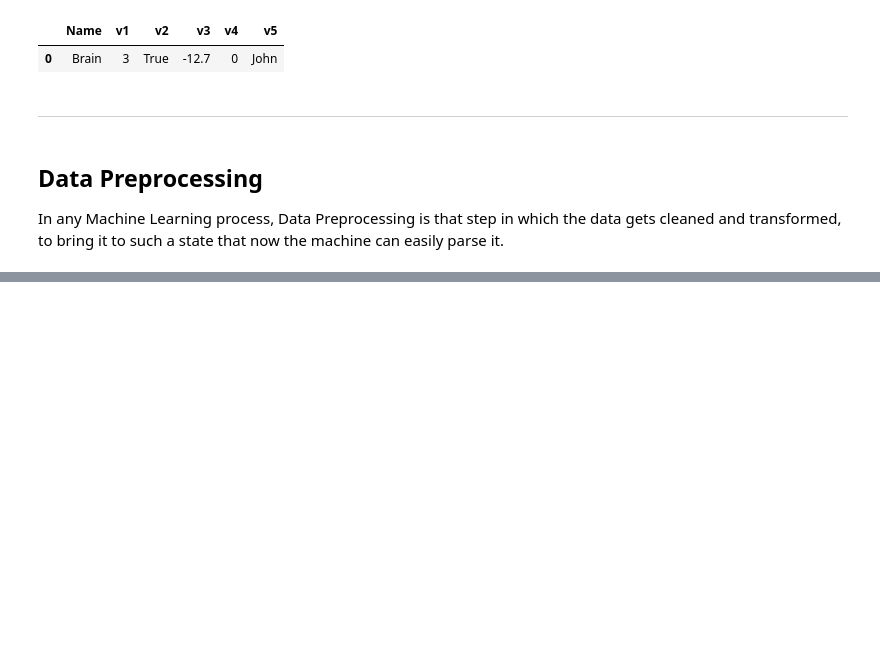
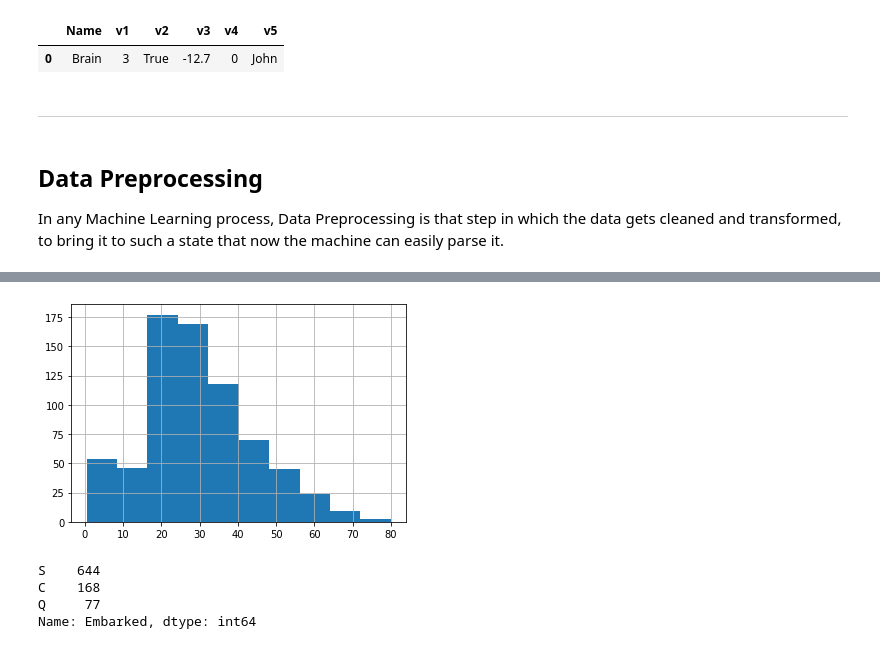
Before and after one commit to codebrain001/EAGE_YP_PVC, a Jupyter notebook: notebooks/session1.ipynb, the cells around one changed output, grey strips where cells are left out. Drawn from its saved outputs; the diff is of its cells as text; code cells hidden in the pictures; blank space fills up the shorter version.

Commit message:
Commencing rendering test

```diff
--- a/notebooks/session1.ipynb
+++ b/notebooks/session1.ipynb
@@ -213,0 +218,10 @@ The workflow is a sequence of steps aiming at producing high-quality data and ta
+# %%
+### Importing relevant libraries
+import numpy as np
+import pandas as pd
+import matplotlib.pyplot as plt
+import seaborn as sns
+
+### Reading the dataset
+train_df = pd.read_csv('../data/train.csv')
+test_df = pd.read_csv('../data/test.csv')
@@ -213,0 +277,3 @@ The workflow is a sequence of steps aiming at producing high-quality data and ta
+# %%
+target = train_df['Survived']
+train_df.drop(columns='Survived', inplace=True)
@@ -213,0 +398,9 @@ The workflow is a sequence of steps aiming at producing high-quality data and ta
+# %%
+#dropping the cabin feature
+train_df.drop(columns='Cabin', inplace=True)
+test_df.drop(columns='Cabin', inplace=True)
+# %%
+# To replace the missing values in 'Age' with a value of center tendency, lets see the distribution
+train_df['Age'].hist();
+# %% [output]
+[figure, added]
@@ -213,0 +413,10 @@ The workflow is a sequence of steps aiming at producing high-quality data and ta
+# %%
+### Handling the missing values in the 'Embarked' features in the training set
+
+# Since its categorical, we can use the mode (highest occurence to replace the missing values)
+train_df['Embarked'].value_counts()
+# %% [output]
+S    644
+C    168
+Q     77
+Name: Embarked, dtype: int64
```
Also changed, not shown: parts of 69 cells of this notebook, 1 other file.
